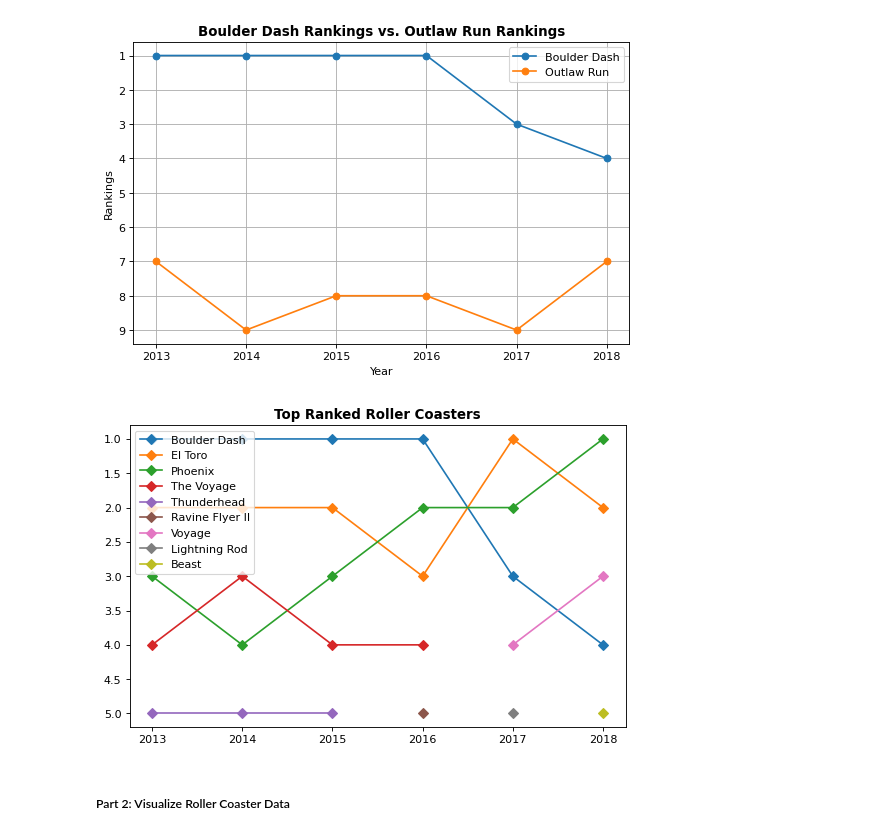
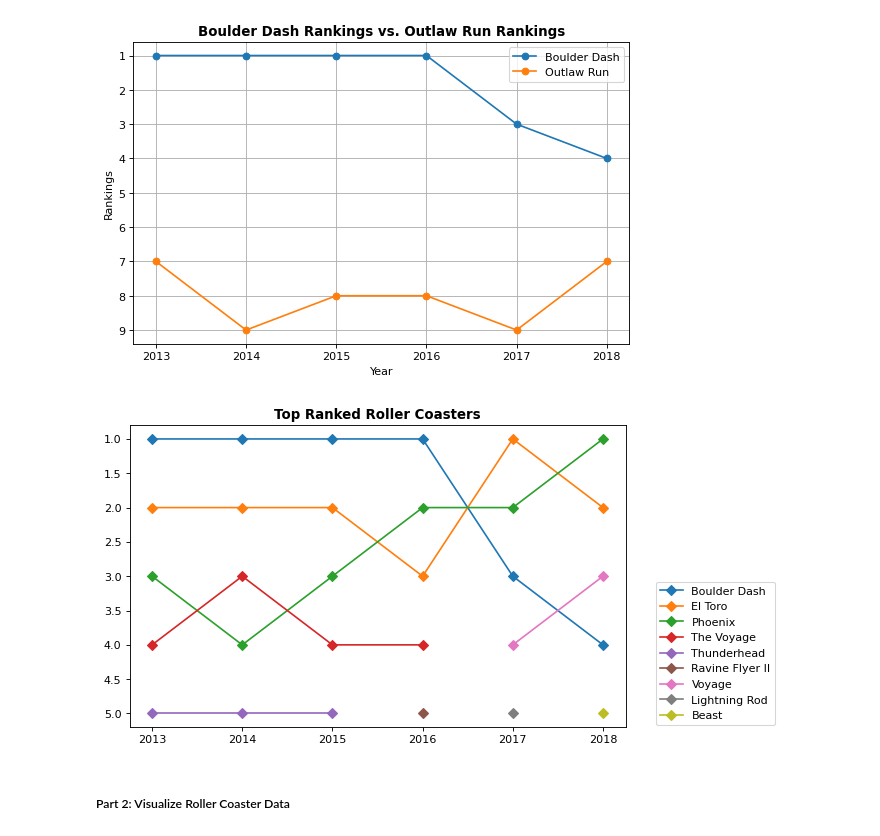
Before and after one commit to breyenguyen/datascienceportfolio, a Jupyter notebook: Roller Coaster (with Matplotlib).ipynb, the cells around one changed output. Saved outputs shown, nothing was run; the diff lists cells and outputs as text; code cells hidden in the pictures.

```diff
--- a/Roller Coaster (with Matplotlib).ipynb
+++ b/Roller Coaster (with Matplotlib).ipynb
@@ -50,20 +50,20 @@ plot_two_rank(w_winner, 'Boulder Dash', 'Outlaw Run', 'Lake Compounce', 'Silver
 # %%
 ## Function 3: Plot time series of ranking of top n ranked roller coasters
 def plot_n_ranking(dataset, n):
     dataset = dataset[dataset.Rank <= n]
     roller_list = dataset.Name.unique()
     for roller in roller_list:
         data = dataset[dataset.Name == roller]
         plt.plot(data['Year of Rank'], data.Rank, label=roller, marker='D')
-        plt.legend(loc='best')
+        plt.legend(loc='best', bbox_to_anchor=(1.05, 0.5))
         plt.title(f'Top Ranked Roller Coasters', weight='bold')
         plt.gca().invert_yaxis()
 
 ## Test function
 fig, ax = plt.subplots(ncols=1, nrows=1, figsize=(8,5), dpi=80)
 plot_n_ranking(w_winner, 5)
 # %% [output]
-[figure, old version]
+[figure, new version]
 # %% [markdown]
 ##### Part 2: Visualize Roller Coaster Data
 # %%
```
Also changed, not shown: parts of 3 cells of this notebook.
